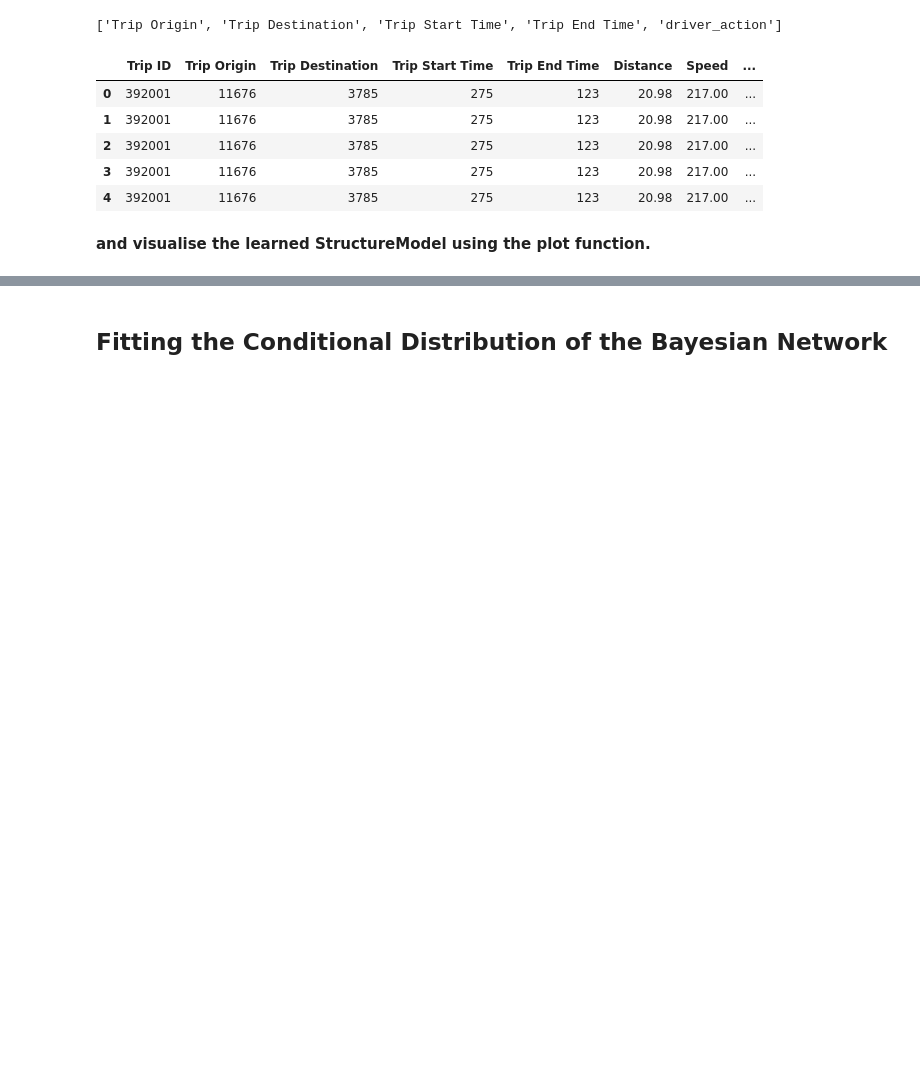
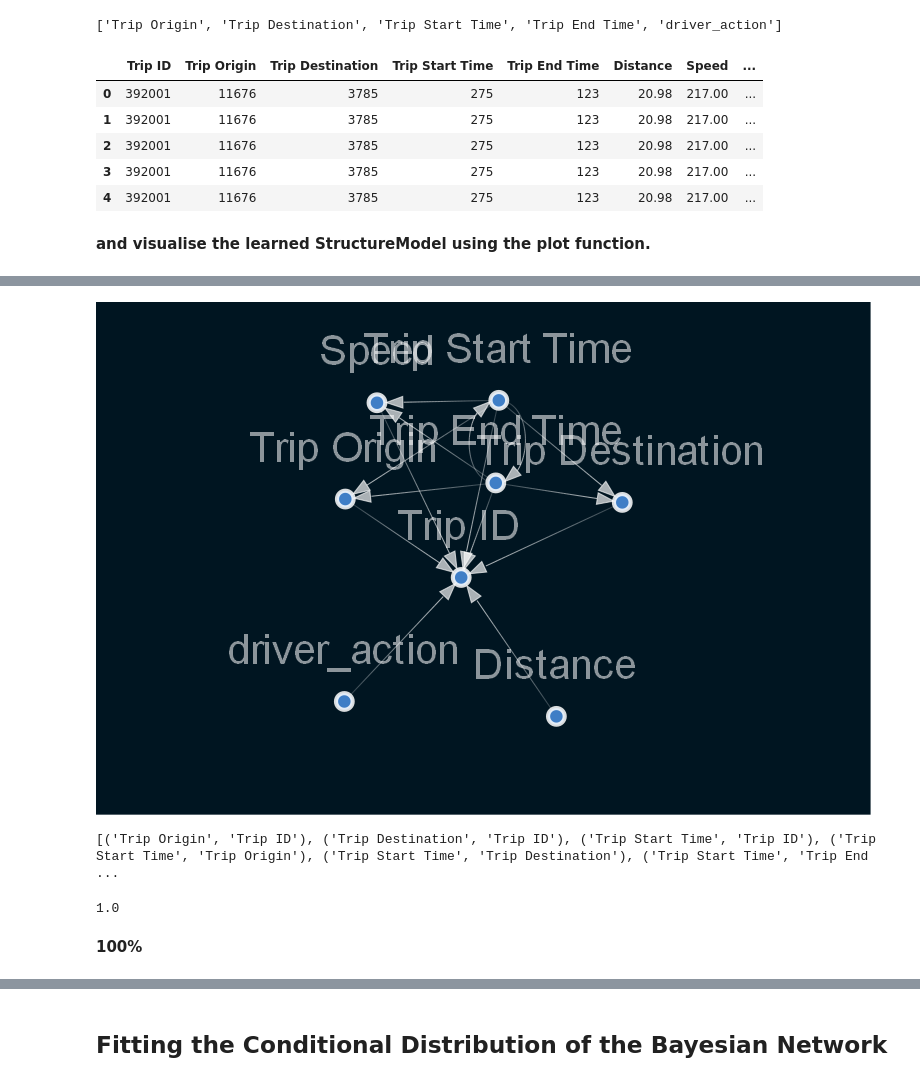
Before and after one commit to ekubay/Logistic-optimization, a Jupyter notebook: notebooks/causalGraphmodel.ipynb, the cells around one changed output, grey strips where cells are left out. Drawn from its saved outputs; the diff is of its cells as text; code cells hidden in the pictures; blank space fills up the shorter version.

```diff
--- a/notebooks/causalGraphmodel.ipynb
+++ b/notebooks/causalGraphmodel.ipynb
@@ -158,0 +213,19 @@ nx.drawing.nx_pydot.write_dot(sm, 'causalgraph.dot')
+# %%
+portion = int(x_selected.shape[0] *.9)
+x_portion = x_selected.head(portion)
+# %%
+%%time
+sm3 = from_pandas(x_portion)
+sm3.remove_edges_below_threshold(0.8)
+# sm1 = sm1.get_largest_subgraph()
+# vs.vis_sm(sm1)
+
+sm3 = sm1.get_largest_subgraph()
+viz = plot_structure(
+    sm3,
+    graph_attributes={"scale": "0.5"},
+    all_node_attributes=NODE_STYLE.WEAK,
+    all_edge_attributes=EDGE_STYLE.WEAK,
+)
+Image(viz.draw(format='png'))
+# %% [output]
@@ -158,0 +234,11 @@ nx.drawing.nx_pydot.write_dot(sm, 'causalgraph.dot')
+[figure, added]
+# %%
+print(sm3.edges)
+# %% [output]
+[('Trip Origin', 'Trip ID'), ('Trip Destination', 'Trip ID'), ('Trip Start Time', 'Trip ID'), ('Trip Start Time', 'Trip Origin'), ('Trip Start Time', 'Trip Destination'), ('Trip Start Time', 'Trip End ...
+# %%
+jaccard_similarity(sm2.edges, sm3.edges)
+# %% [output]
+1.0
+# %% [markdown]
+**100%**
```
Also changed, not shown: parts of 57 cells of this notebook.
